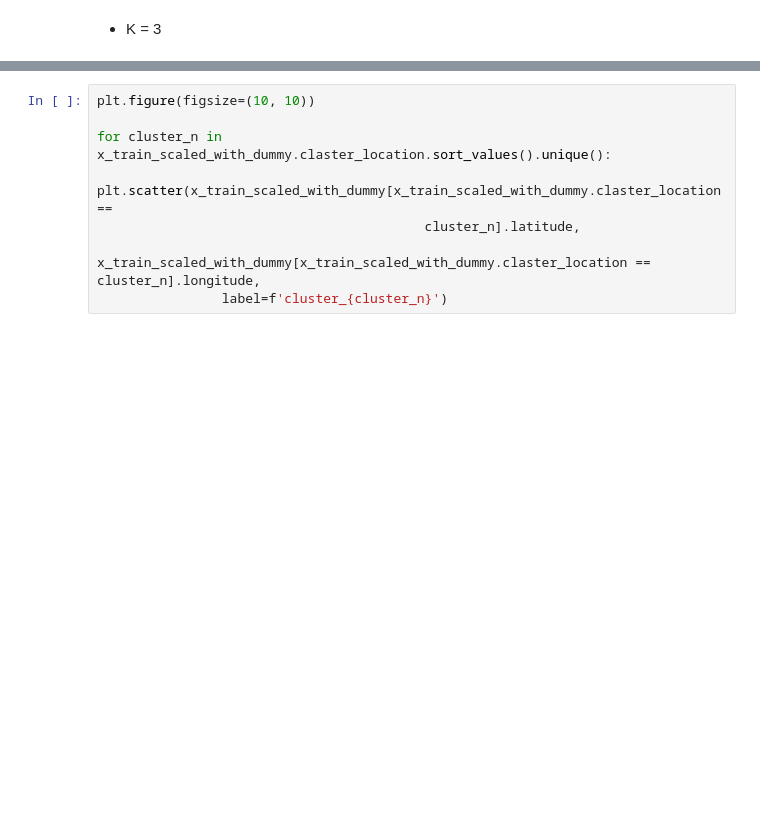
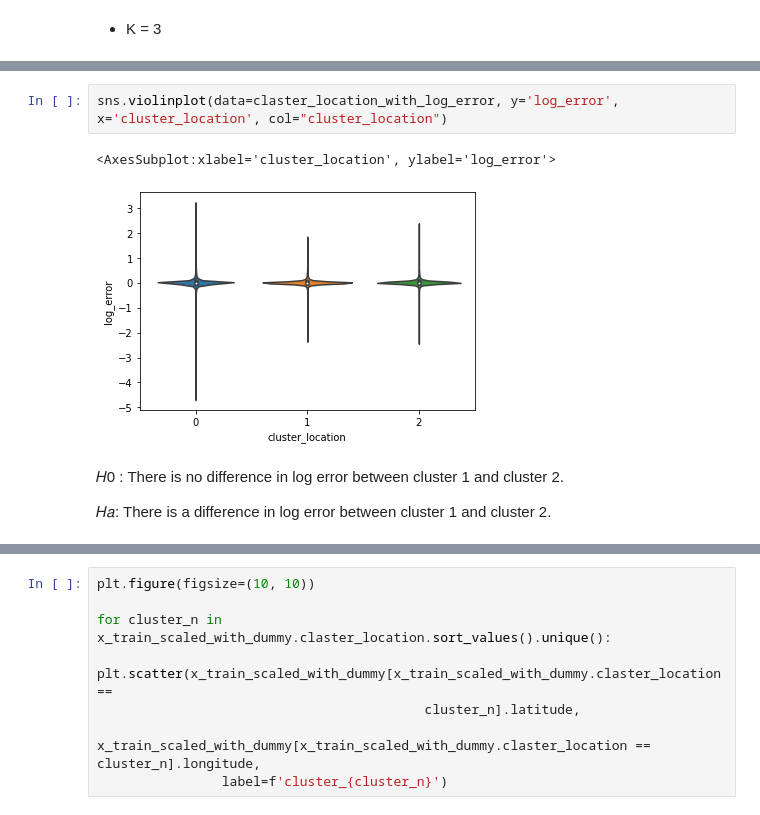
Before and after one commit to Chenchen070/zillow_clustering_project, a Jupyter notebook: work_book.ipynb, the cells around one changed output, grey strips where cells are left out. Saved outputs shown, nothing was run; the diff lists cells and outputs as text; blank space fills up the shorter version.

```diff
--- a/work_book.ipynb
+++ b/work_book.ipynb
@@ -801,0 +818,9 @@ x_train_scaled_with_dummy.head()
+# %%
+sns.violinplot(data=claster_location_with_log_error, y='log_error', x='cluster_location', col="cluster_location")
+# %% [output]
+<AxesSubplot:xlabel='cluster_location', ylabel='log_error'>
+[figure, added]
+# %% [markdown]
+𝐻0 : There is no difference in log error between cluster 1 and cluster 2.
+
+𝐻𝑎: There is a difference in log error between cluster 1 and cluster 2.
```
Also changed, not shown: parts of 13 cells of this notebook.
